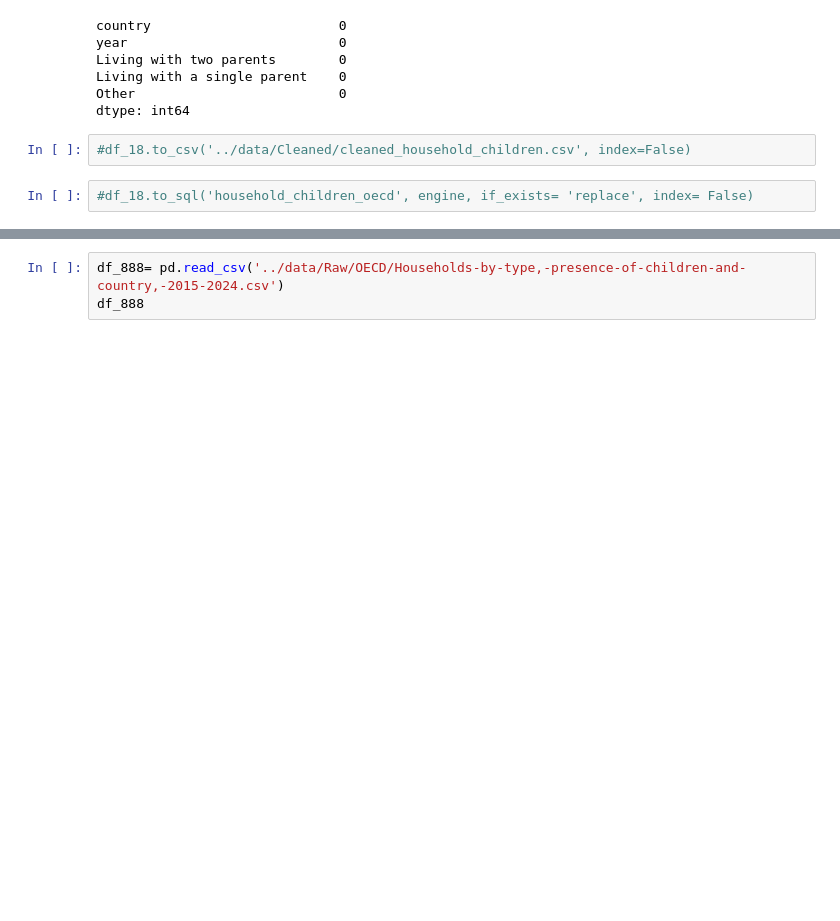
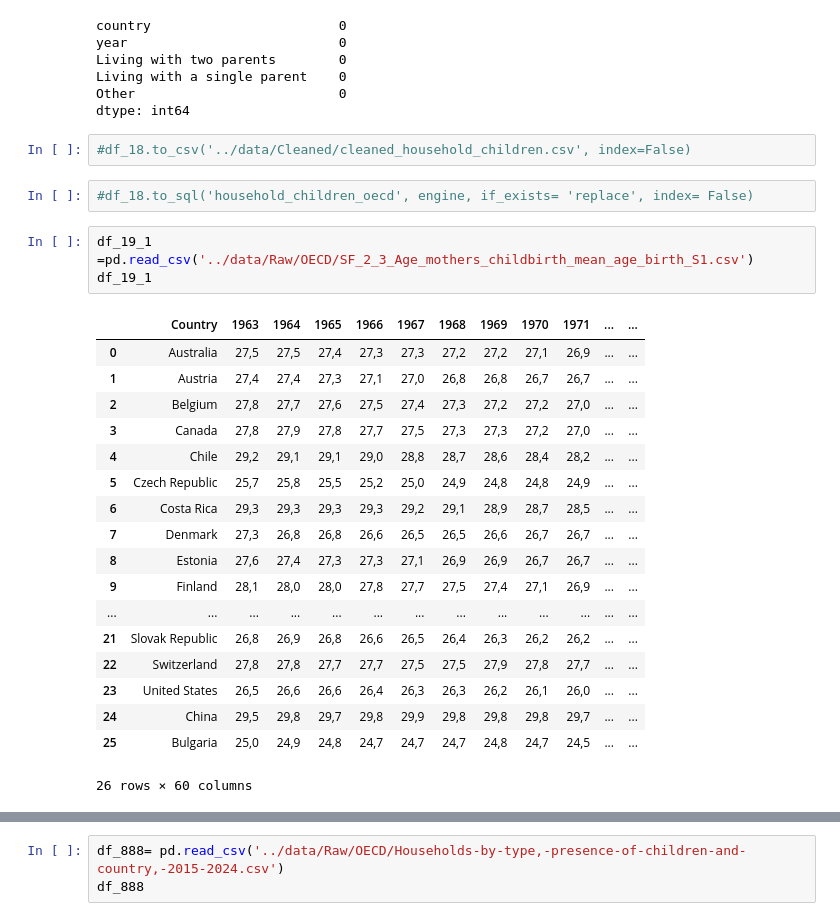
Before and after one commit to YkslB/marriage_statistics, a Jupyter notebook: scripts/Cleaning.ipynb, the cells around one changed output, grey strips where cells are left out. Saved outputs shown, nothing was run; the diff lists cells and outputs as text; blank space fills up the shorter version.

```diff
--- a/scripts/Cleaning.ipynb
+++ b/scripts/Cleaning.ipynb
@@ -1298,3 +1414,25 @@ dtype: int64
 #df_18.to_csv('../data/Cleaned/cleaned_household_children.csv', index=False)
 # %%
 #df_18.to_sql('household_children_oecd', engine, if_exists= 'replace', index= False)
+# %%
+df_19_1 =pd.read_csv('../data/Raw/OECD/SF_2_3_Age_mothers_childbirth_mean_age_birth_S1.csv')
+df_19_1
+# %% [output]
+|  | Country | 1963 | 1964 | 1965 | 1966 | 1967 | 1968 | 1969 | 1970 | 1971 | ... | ... |
+| 0 | Australia | 27,5 | 27,5 | 27,4 | 27,3 | 27,3 | 27,2 | 27,2 | 27,1 | 26,9 | ... | ... |
+| 1 | Austria | 27,4 | 27,4 | 27,3 | 27,1 | 27,0 | 26,8 | 26,8 | 26,7 | 26,7 | ... | ... |
+| 2 | Belgium | 27,8 | 27,7 | 27,6 | 27,5 | 27,4 | 27,3 | 27,2 | 27,2 | 27,0 | ... | ... |
+| 3 | Canada | 27,8 | 27,9 | 27,8 | 27,7 | 27,5 | 27,3 | 27,3 | 27,2 | 27,0 | ... | ... |
+| 4 | Chile | 29,2 | 29,1 | 29,1 | 29,0 | 28,8 | 28,7 | 28,6 | 28,4 | 28,2 | ... | ... |
+| 5 | Czech Republic | 25,7 | 25,8 | 25,5 | 25,2 | 25,0 | 24,9 | 24,8 | 24,8 | 24,9 | ... | ... |
+| 6 | Costa Rica | 29,3 | 29,3 | 29,3 | 29,3 | 29,2 | 29,1 | 28,9 | 28,7 | 28,5 | ... | ... |
+| 7 | Denmark | 27,3 | 26,8 | 26,8 | 26,6 | 26,5 | 26,5 | 26,6 | 26,7 | 26,7 | ... | ... |
+| 8 | Estonia | 27,6 | 27,4 | 27,3 | 27,3 | 27,1 | 26,9 | 26,9 | 26,7 | 26,7 | ... | ... |
+| 9 | Finland | 28,1 | 28,0 | 28,0 | 27,8 | 27,7 | 27,5 | 27,4 | 27,1 | 26,9 | ... | ... |
+| ... | ... | ... | ... | ... | ... | ... | ... | ... | ... | ... | ... | ... |
+| 21 | Slovak Republic | 26,8 | 26,9 | 26,8 | 26,6 | 26,5 | 26,4 | 26,3 | 26,2 | 26,2 | ... | ... |
+| 22 | Switzerland | 27,8 | 27,8 | 27,7 | 27,7 | 27,5 | 27,5 | 27,9 | 27,8 | 27,7 | ... | ... |
+| 23 | United States | 26,5 | 26,6 | 26,6 | 26,4 | 26,3 | 26,3 | 26,2 | 26,1 | 26,0 | ... | ... |
+| 24 | China | 29,5 | 29,8 | 29,7 | 29,8 | 29,9 | 29,8 | 29,8 | 29,8 | 29,7 | ... | ... |
+| 25 | Bulgaria | 25,0 | 24,9 | 24,8 | 24,7 | 24,7 | 24,7 | 24,8 | 24,7 | 24,5 | ... | ... |
+26 rows × 60 columns
```
Also changed, not shown: parts of 36 cells of this notebook, 6 other files.
